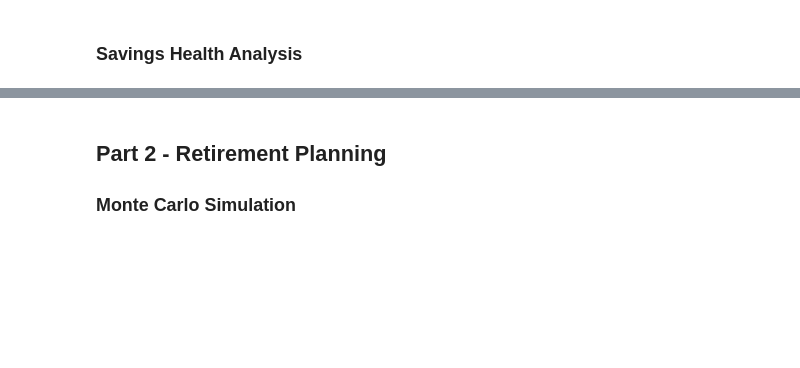
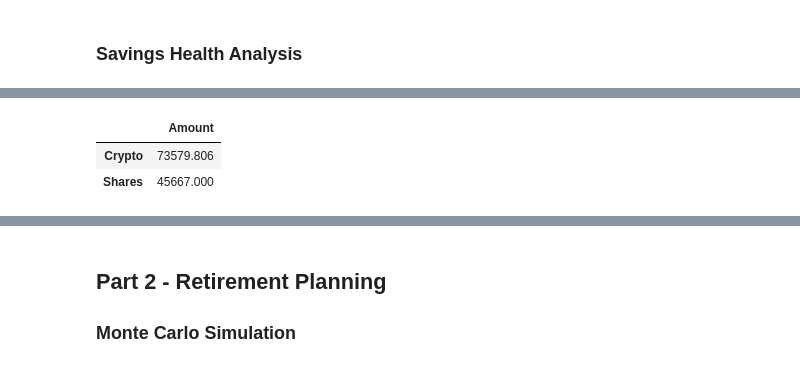
Before and after one commit to Luke-Mac/financial_planning, a Jupyter notebook: financial-planner.ipynb, the cells around one changed output, grey strips where cells are left out. Cells and saved outputs as stored; diff of their text form; code cells hidden in the pictures; blank space fills up the shorter version.

```diff
--- a/financial-planner.ipynb
+++ b/financial-planner.ipynb
@@ -185,12 +208,18 @@ print(f"The current value of your {my_agg} AGG shares is ${my_agg_value:0.2f}")
 # %%
-# Set monthly household income
-# YOUR CODE HERE!
+# Consolidate financial assets data
+all_data = {
+    "Amount": [crypto_total_value, shares_total_value]
+}
 
-# Consolidate financial assets data
-# YOUR CODE HERE!
+# Set the crypto tickers
+savings = ["Crypto", "Shares"]
 
 # Create savings DataFrame
-df_savings =
+df_savings = pd.DataFrame(all_data, index=savings)
 
 # Display savings DataFrame
 display(df_savings)
+# %% [output]
+|  | Amount |
+| Crypto | 73579.806 |
+| Shares | 45667.000 |
```
Also changed, not shown: parts of 16 cells of this notebook.
